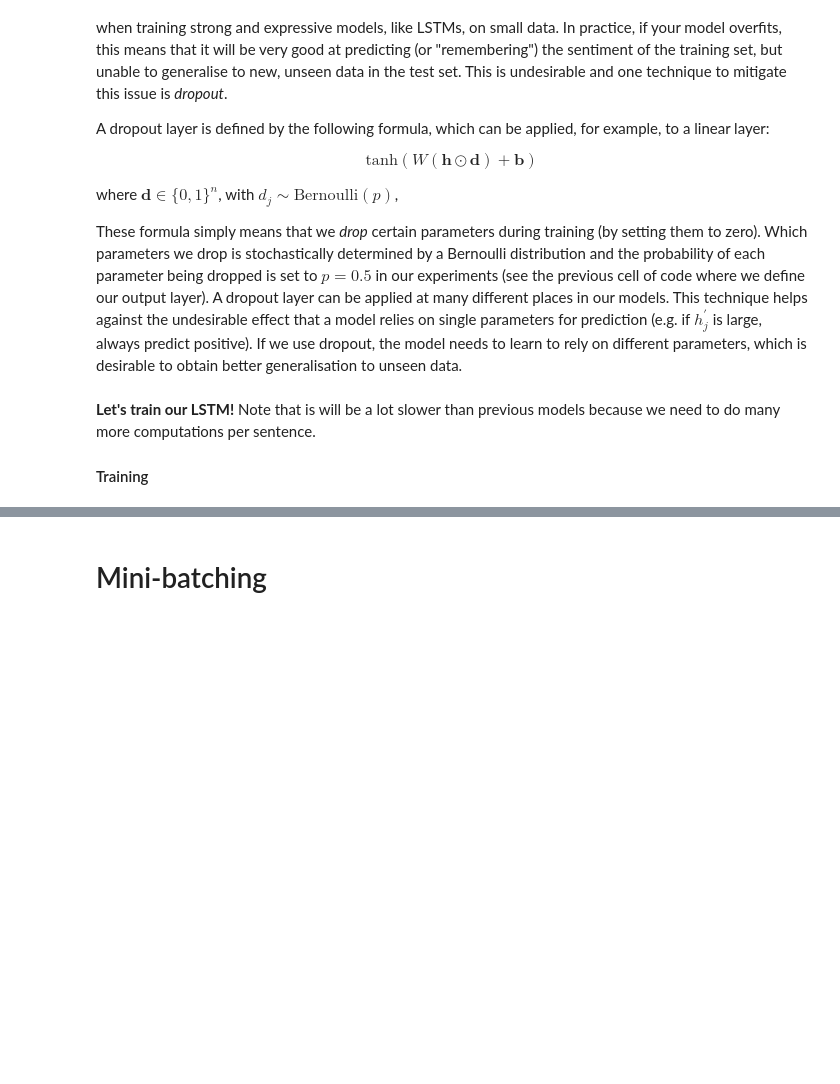
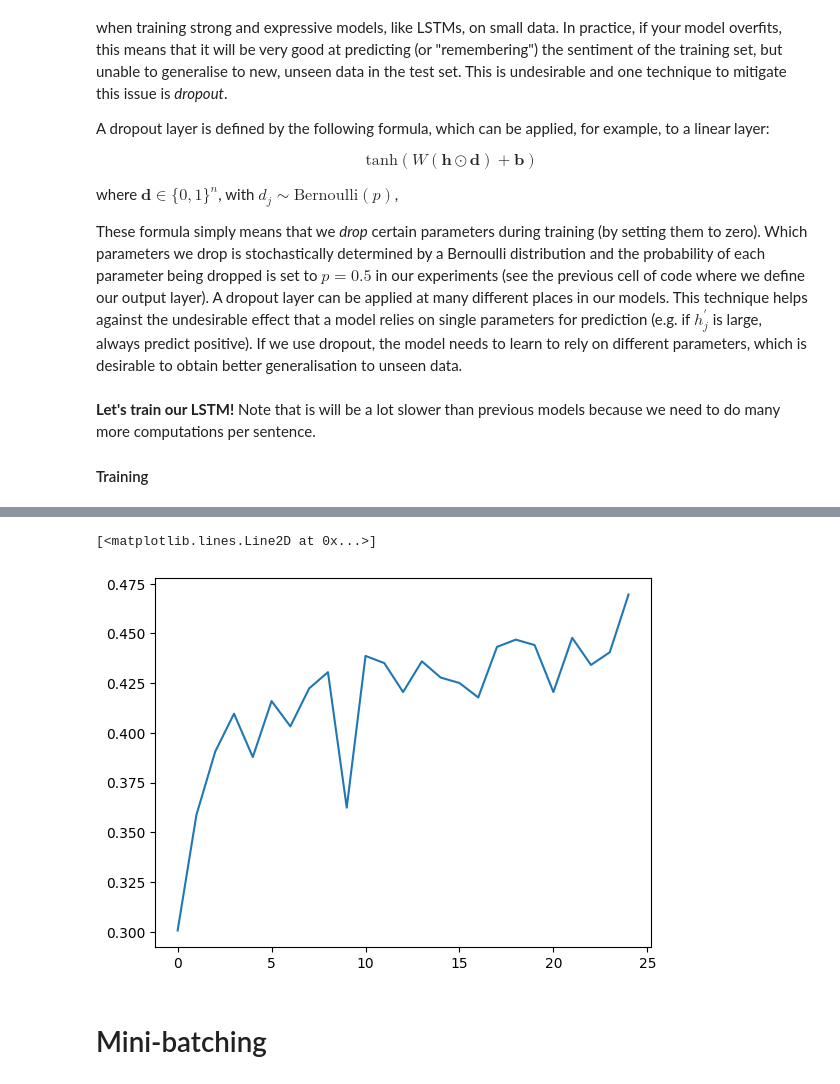
Before and after one commit to karim-abdel/NLP_1, a Jupyter notebook: Copia_di_NLP1_2023_Practical_2.ipynb, the cells around one changed output, grey strips where cells are left out. Drawn from its saved outputs; the diff is of its cells as text; code cells hidden in the pictures; blank space fills up the shorter version.

```diff
--- a/Copia_di_NLP1_2023_Practical_2.ipynb
+++ b/Copia_di_NLP1_2023_Practical_2.ipynb
@@ -1388,3 +1500,8 @@ lstm_losses, lstm_accuracies = train_model(
+# %%
+plt.plot(lstm_accuracies)
+# %% [output]
+[<matplotlib.lines.Line2D at 0x...>]
+[figure, added]
 # %% [markdown]
 # Mini-batching
 # %% [markdown]
```
Also changed, not shown: parts of 42 cells of this notebook.
